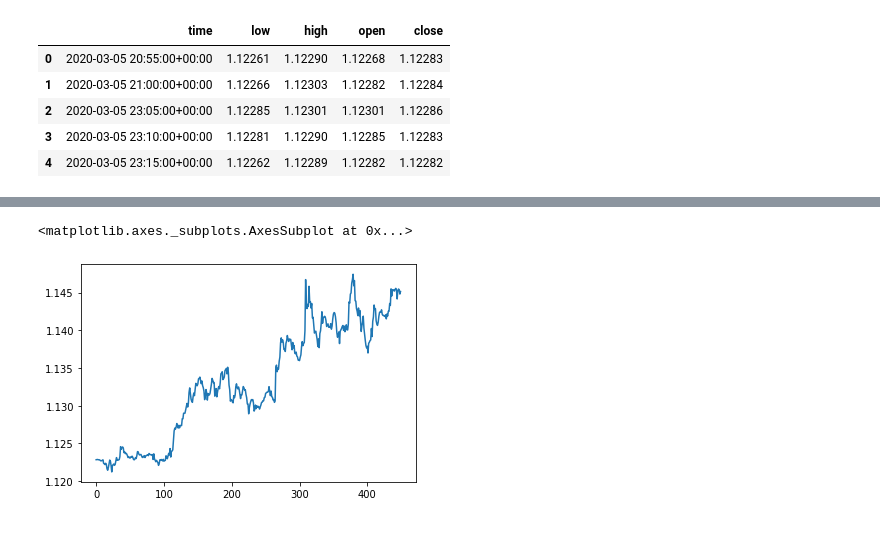
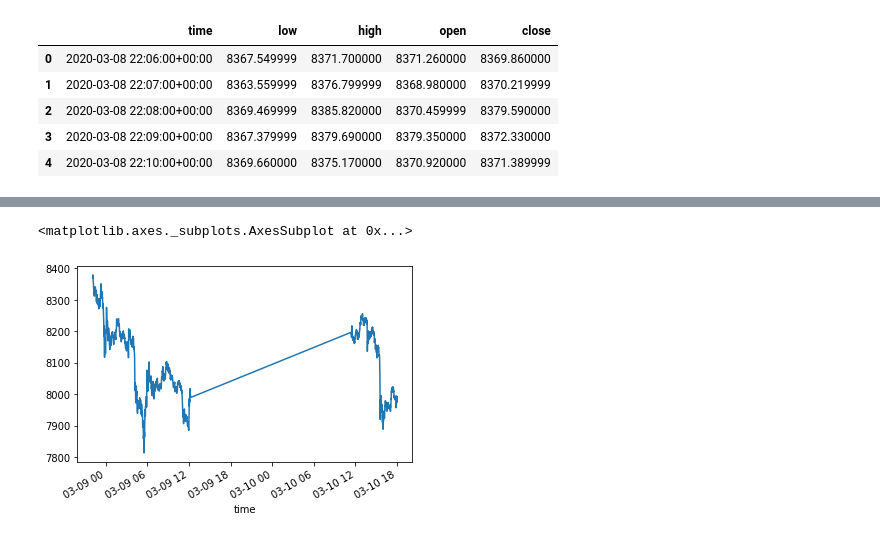
Before and after one commit to ducc/kwont, a Jupyter notebook: strategy_evaluator/strategy.ipynb, the cells around one changed output, grey strips where cells are left out. Cells and saved outputs as stored; diff of their text form; code cells hidden in the pictures.

```diff
--- a/strategy_evaluator/strategy.ipynb
+++ b/strategy_evaluator/strategy.ipynb
@@ -11,9 +11,10 @@ channel = grpc.insecure_channel('127.0.0.1:8080')
 stub = protos_pb2_grpc.DataServiceStub(channel)
 
 request = protos_pb2.GetPriceHistoryRequest()
-request.symbol.name = protos_pb2.Symbol.EUR_USD
+request.symbol.name = protos_pb2.Symbol.BITCOIN
 request.symbol.broker = protos_pb2.Broker.XTB_DEMO
-request.window_nanoseconds = 300000000000 # 5 minutes
+#request.window_nanoseconds = 300000000000 # 5 minutes
+request.window_nanoseconds = 60000000000 # 1 minute
 
 result = stub.GetPriceHistory(request)
 # %%
@@ -35,11 +36,11 @@ indexed = df.set_index('time')
 df.head()
 # %% [output]
 |  | time | low | high | open | close |
-| 0 | 2020-03-05 20:55:00+00:00 | 1.12261 | 1.12290 | 1.12268 | 1.12283 |
-| 1 | 2020-03-05 21:00:00+00:00 | 1.12266 | 1.12303 | 1.12282 | 1.12284 |
-| 2 | 2020-03-05 23:05:00+00:00 | 1.12285 | 1.12301 | 1.12301 | 1.12286 |
-| 3 | 2020-03-05 23:10:00+00:00 | 1.12281 | 1.12290 | 1.12285 | 1.12283 |
-| 4 | 2020-03-05 23:15:00+00:00 | 1.12262 | 1.12289 | 1.12282 | 1.12282 |
+| 0 | 2020-03-08 22:06:00+00:00 | 8367.549999 | 8371.700000 | 8371.260000 | 8369.860000 |
+| 1 | 2020-03-08 22:07:00+00:00 | 8363.559999 | 8376.799999 | 8368.980000 | 8370.219999 |
+| 2 | 2020-03-08 22:08:00+00:00 | 8369.469999 | 8385.820000 | 8370.459999 | 8379.590000 |
+| 3 | 2020-03-08 22:09:00+00:00 | 8367.379999 | 8379.690000 | 8379.350000 | 8372.330000 |
+| 4 | 2020-03-08 22:10:00+00:00 | 8369.660000 | 8375.170000 | 8370.920000 | 8371.389999 |
 # %%
 fig = go.Figure(data=[go.Candlestick(x=df['time'],
                 open=df['open'],
@@ -51,7 +52,7 @@ fig.show()
 [interactive output not drawn]
 # %%
 close = indexed['close']
-df['close'].plot()
+close.plot()
 # %% [output]
 <matplotlib.axes._subplots.AxesSubplot at 0x...>
-[figure, old version]
+[figure, new version]
```
Also changed, not shown: parts of 4 cells of this notebook, 1 other file.
